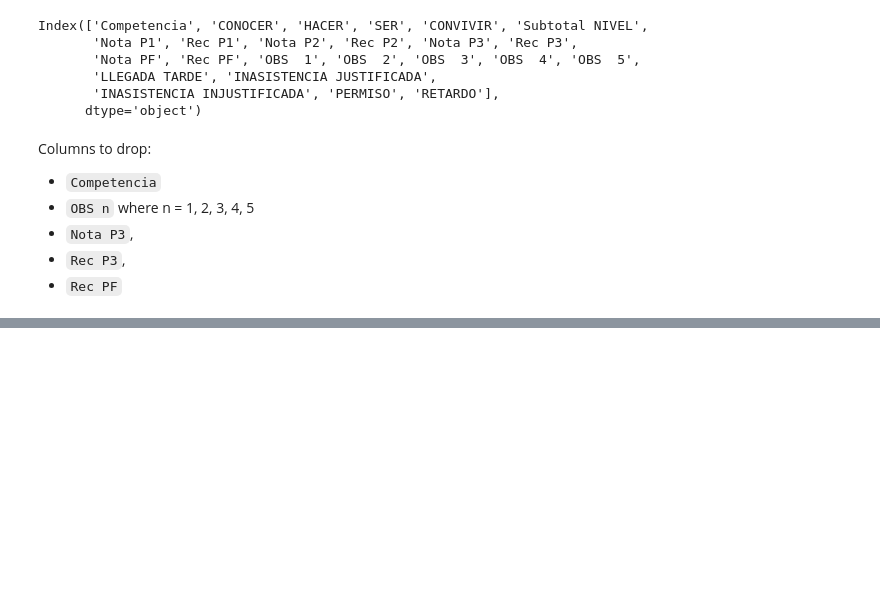
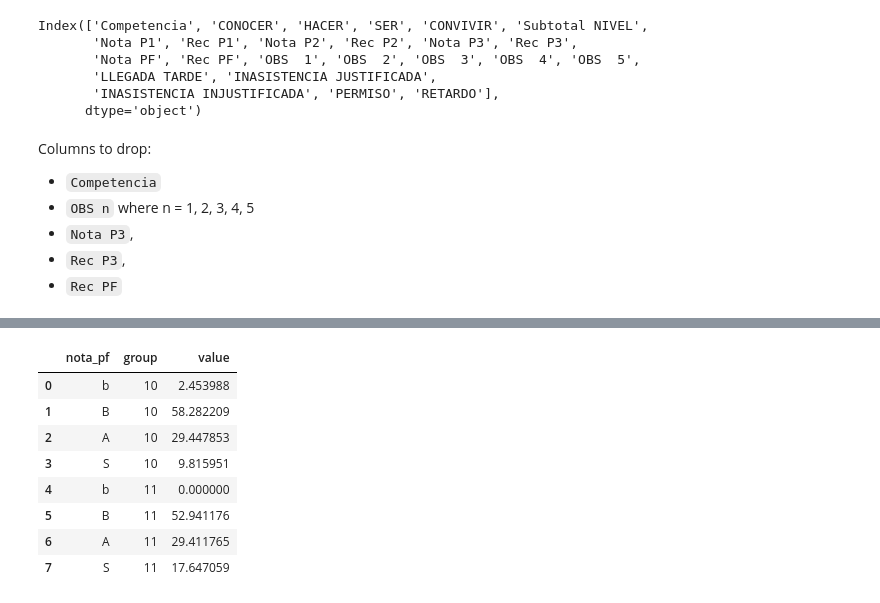
Before and after one commit to marlon-cooh/mlops, a Jupyter notebook: eda.ipynb, the cells around one changed output, grey strips where cells are left out. Saved outputs shown, nothing was run; the diff lists cells and outputs as text; code cells hidden in the pictures; blank space fills up the shorter version.

```diff
--- a/eda.ipynb
+++ b/eda.ipynb
@@ -249,0 +207,12 @@ plt.show()
+# %%
+proportion_concat.melt(id_vars='nota_pf', var_name='group')
+# %% [output]
+|  | nota_pf | group | value |
+| 0 | b | 10 | 2.453988 |
+| 1 | B | 10 | 58.282209 |
+| 2 | A | 10 | 29.447853 |
+| 3 | S | 10 | 9.815951 |
+| 4 | b | 11 | 0.000000 |
+| 5 | B | 11 | 52.941176 |
+| 6 | A | 11 | 29.411765 |
+| 7 | S | 11 | 17.647059 |
```
Also changed, not shown: parts of 28 cells of this notebook, 1 other file.
